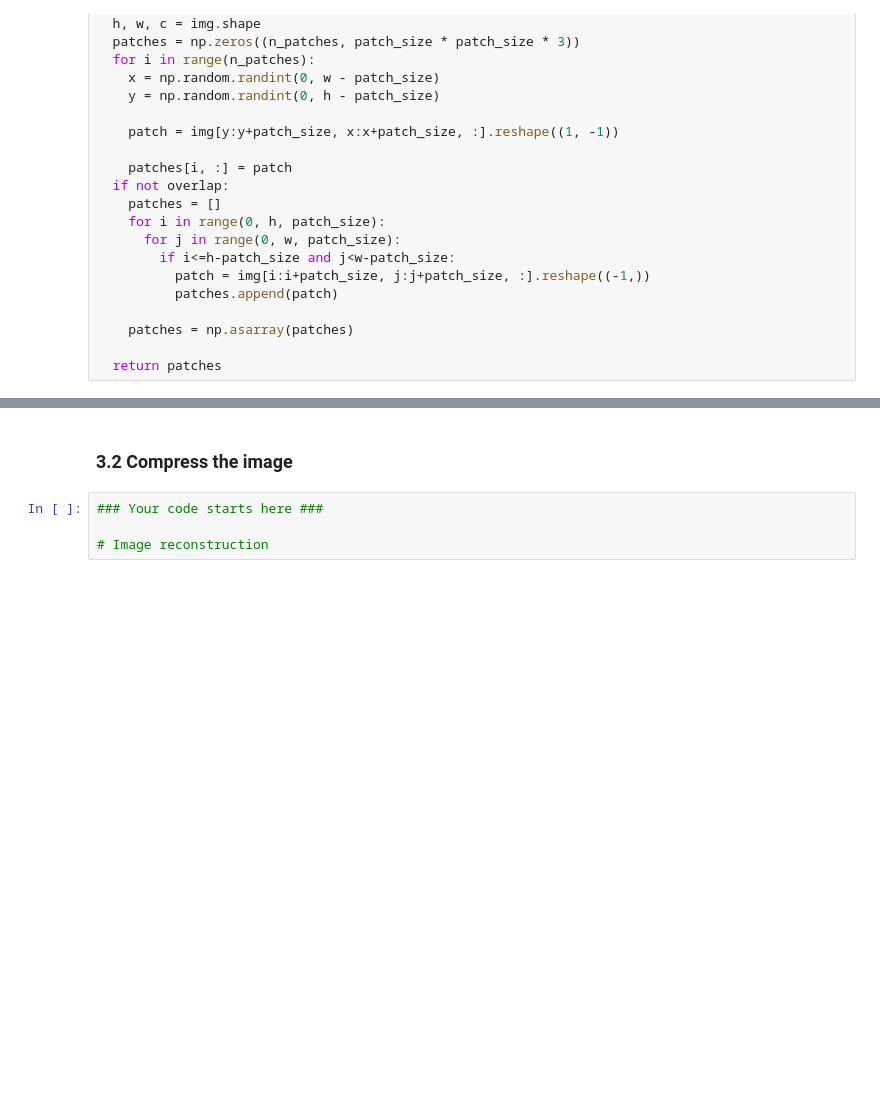
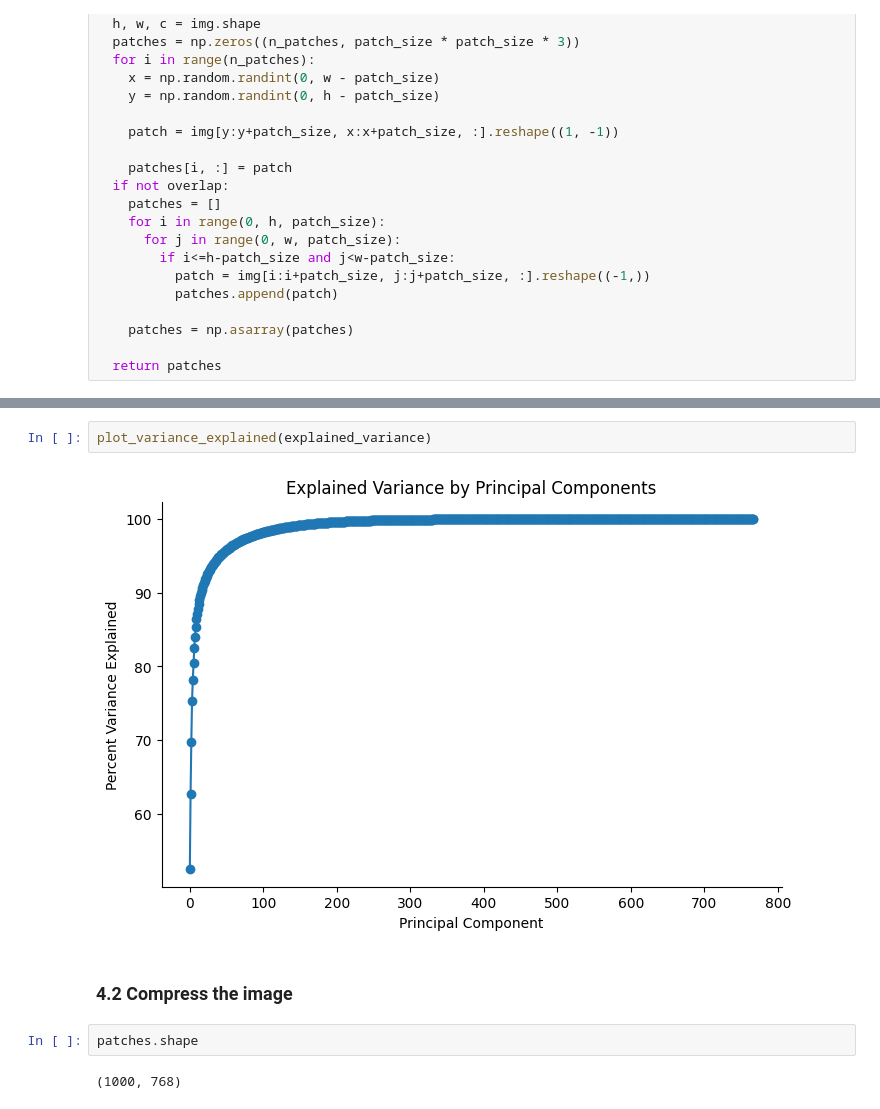
Before and after one commit to kdmalc/intro-computer-vision, a Jupyter notebook: HW3.ipynb, the cells around one changed output, grey strips where cells are left out. Drawn from its saved outputs; the diff is of its cells as text; blank space fills up the shorter version.

```diff
--- a/HW3.ipynb
+++ b/HW3.ipynb
@@ -272,6 +395,10 @@ def get_patches(img, patch_size=16, n_patches=1000, overlap=True):
+# %%
+plot_variance_explained(explained_variance)
+# %% [output]
+[figure, added]
 # %% [markdown]
-### 3.2 Compress the image
+### 4.2 Compress the image
-# %%
-### Your code starts here ###
-
-# Image reconstruction
+# %%
+patches.shape
+# %% [output]
+(1000, 768)
```
Also changed, not shown: parts of 14 cells of this notebook.
